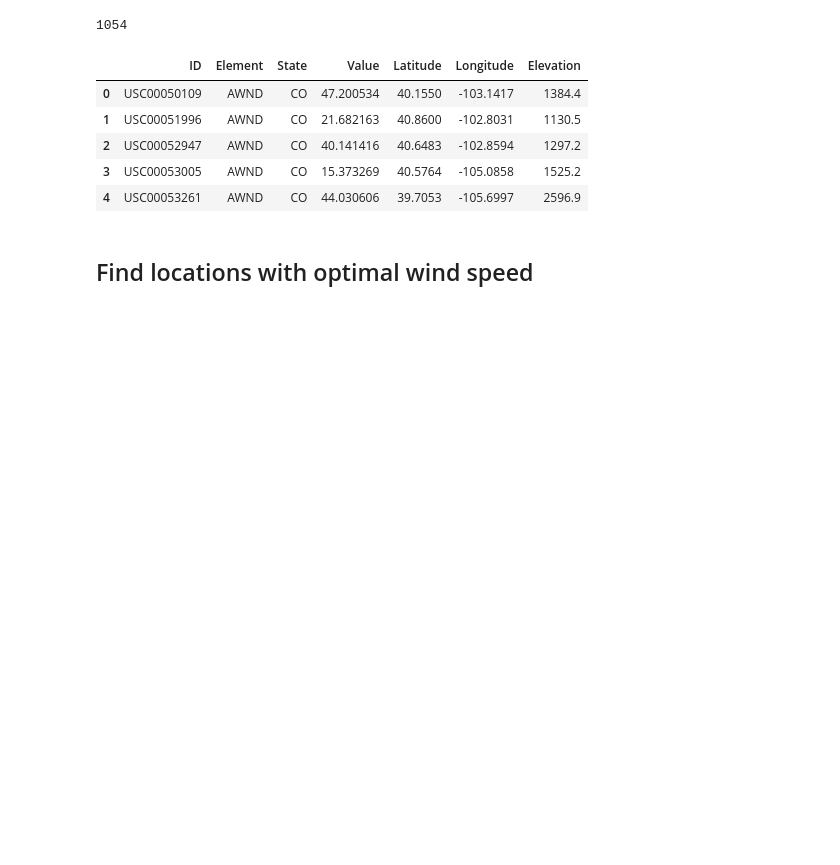
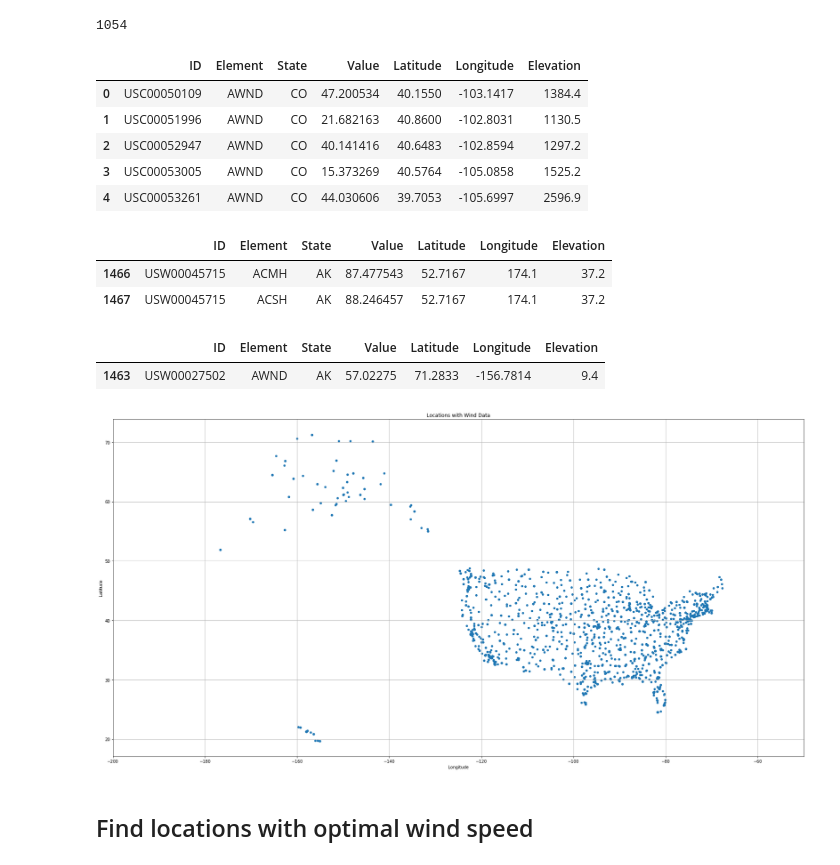
Before and after one commit to vienvo/AlternativeEnergy, a Jupyter notebook: notebooks/Vien/vvo_working_file.ipynb, the cells around one changed output. Drawn from its saved outputs; the diff is of its cells as text; code cells hidden in the pictures; blank space fills up the shorter version.

```diff
--- a/notebooks/Vien/vvo_working_file.ipynb
+++ b/notebooks/Vien/vvo_working_file.ipynb
@@ -81,6 +82,30 @@ df.head()
 | 2 | USC00052947 | AWND | CO | 40.141416 | 40.6483 | -102.8594 | 1297.2 |
 | 3 | USC00053005 | AWND | CO | 15.373269 | 40.5764 | -105.0858 | 1525.2 |
 | 4 | USC00053261 | AWND | CO | 44.030606 | 39.7053 | -105.6997 | 2596.9 |
+# %%
+max_longitude = df['Longitude'].max()
+max_longitude
+df.loc[(df['Longitude']==max_longitude),:]
+# %% [output]
+|  | ID | Element | State | Value | Latitude | Longitude | Elevation |
+| 1466 | USW00045715 | ACMH | AK | 87.477543 | 52.7167 | 174.1 | 37.2 |
+| 1467 | USW00045715 | ACSH | AK | 88.246457 | 52.7167 | 174.1 | 37.2 |
+# %%
+max_latitude = df['Latitude'].max()
+max_latitude
+df.loc[(df['Latitude']==max_latitude),:]
+# %% [output]
+|  | ID | Element | State | Value | Latitude | Longitude | Elevation |
+| 1463 | USW00027502 | AWND | AK | 57.02275 | 71.2833 | -156.7814 | 9.4 |
+# %%
+# Plot all stations with wind data
+df.plot(kind="scatter", x='Longitude', y='Latitude', grid = True,
+       figsize = (30,15), title="Locations with Wind Data")
+plt.xlim(-200,-50)
+plt.savefig('Locations with Wind Data.png')
+plt.show()
+# %% [output]
+[figure, added]
 # %% [markdown]
 ## Find locations with optimal wind speed
 # %%
```
Also changed, not shown: parts of 8 cells of this notebook.
